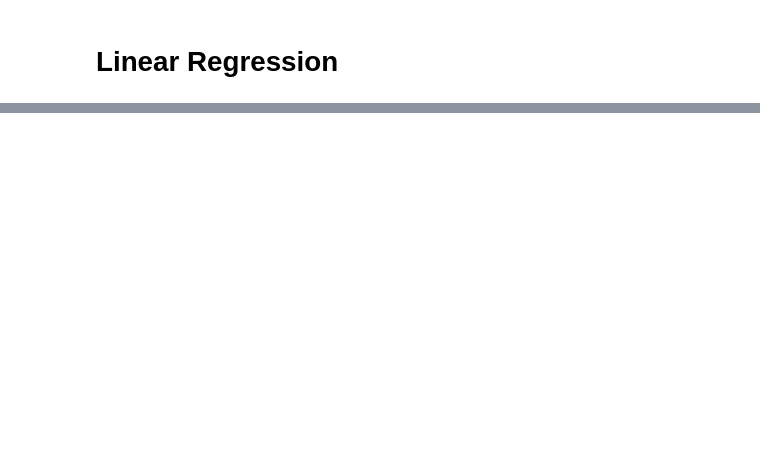
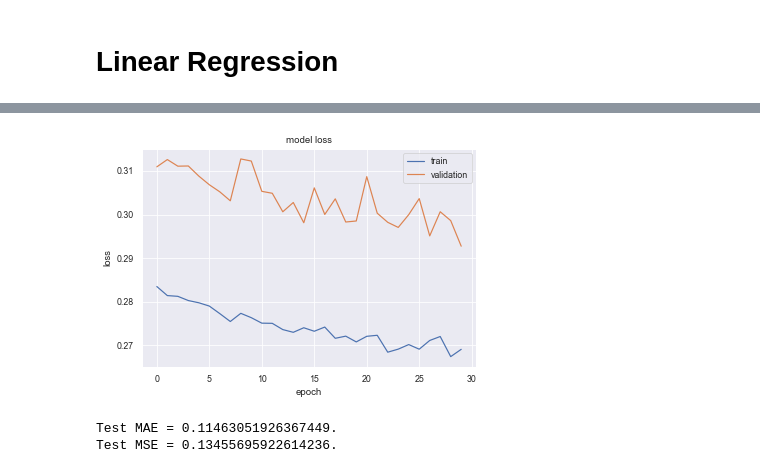
Before and after one commit to csauyong/police-brutality, a Jupyter notebook: analysis.ipynb, the cells around one changed output, grey strips where cells are left out. Drawn from its saved outputs; the diff is of its cells as text; code cells hidden in the pictures; blank space fills up the shorter version.

Commit message:
Added linear regression and neural network

```diff
--- a/analysis.ipynb
+++ b/analysis.ipynb
@@ -309,0 +318,9 @@ In this section, we use the count of incidents by city as a dependent variable i
+# %%
+# drop city names and clean non-numerical data
+city_total = city_total.drop(columns=['Geographic Area', 'City']).apply(pd.to_numeric, errors='coerce').dropna()
+# scale columns
+scaler = MinMaxScaler()
+X = pd.DataFrame(scaler.fit_transform(city_total.drop(columns='Counts')))
+y = city_total['Counts']
+# split data into train and test set
+X_train, X_test, y_train, y_test = train_test_split(X, y, test_size=0.33)
@@ -309,0 +336,5 @@ In this section, we use the count of incidents by city as a dependent variable i
+# %%
+reg = LinearRegression()
+reg.fit(X_train, y_train)
+print(f'Train accuracy = {reg.score(X_train, y_train)}.')
+print(f'Test accuracy = {reg.score(X_test, y_test)}.')
@@ -309,0 +350,6 @@ In this section, we use the count of incidents by city as a dependent variable i
+# %%
+model = Sequential()
+model.add(Dense(8, input_dim=8, kernel_initializer='normal', activation='relu'))
+model.add(Dense(2670, activation='relu'))
+model.add(Dense(1, activation='linear'))
+model.summary()
@@ -309,0 +371,3 @@ In this section, we use the count of incidents by city as a dependent variable i
+# %%
+model.compile(loss='mse', optimizer='adam', metrics=['mse','mae'])
+history = model.fit(X_train, y_train, epochs=30, batch_size=150, validation_split=0.2)
@@ -309,0 +392,17 @@ In this section, we use the count of incidents by city as a dependent variable i
+# %%
+plt.plot(history.history['loss'])
+plt.plot(history.history['val_loss'])
+plt.title('model loss')
+plt.ylabel('loss')
+plt.xlabel('epoch')
+plt.legend(['train', 'validation'])
+plt.show()
+# %% [output]
+[figure, added]
+# %%
+y_pred = model.predict(X_test)
+print(f'Test MAE = {mean_absolute_error(y_test, y_pred)}.')
+print(f'Test MSE = {mean_squared_error(y_test, y_pred)}.')
+# %% [output]
+Test MAE = 0.11463051926367449.
+Test MSE = 0.13455695922614236.
```
Also changed, not shown: parts of 12 cells of this notebook, 3 other files.
